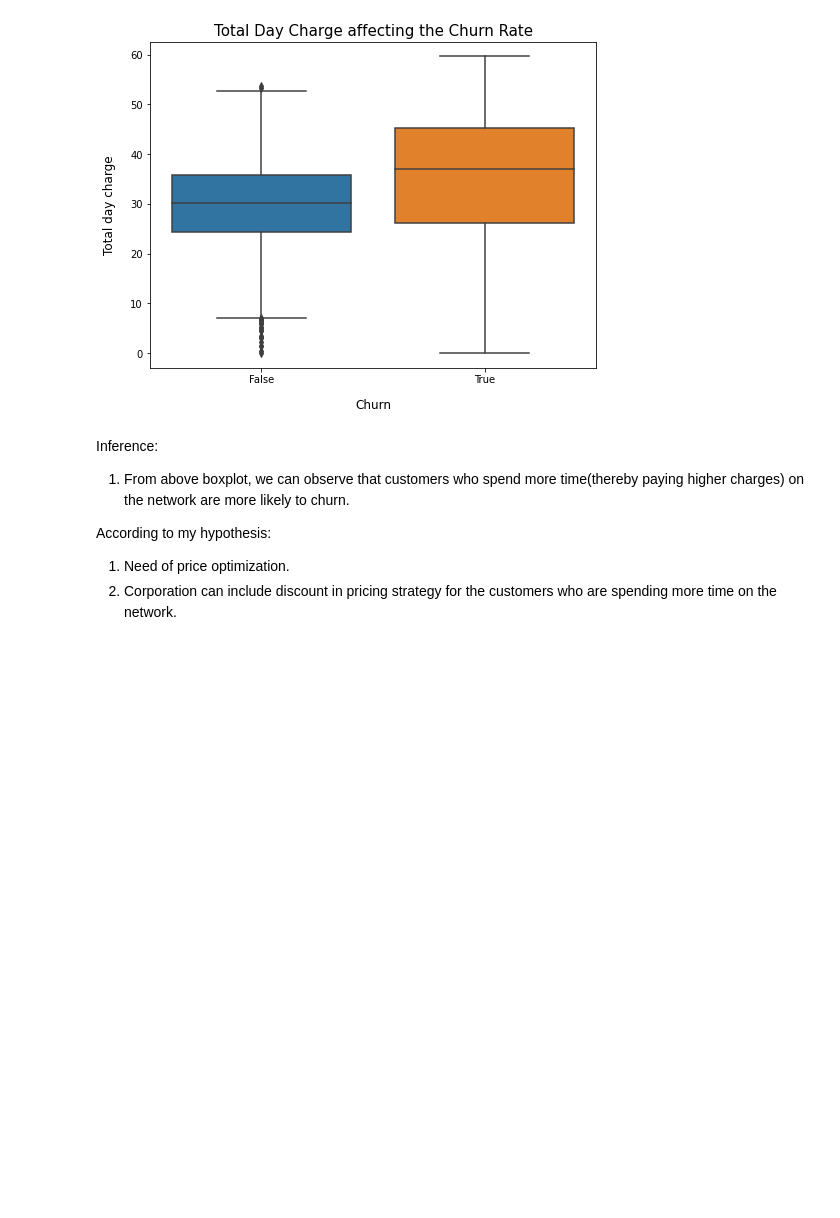
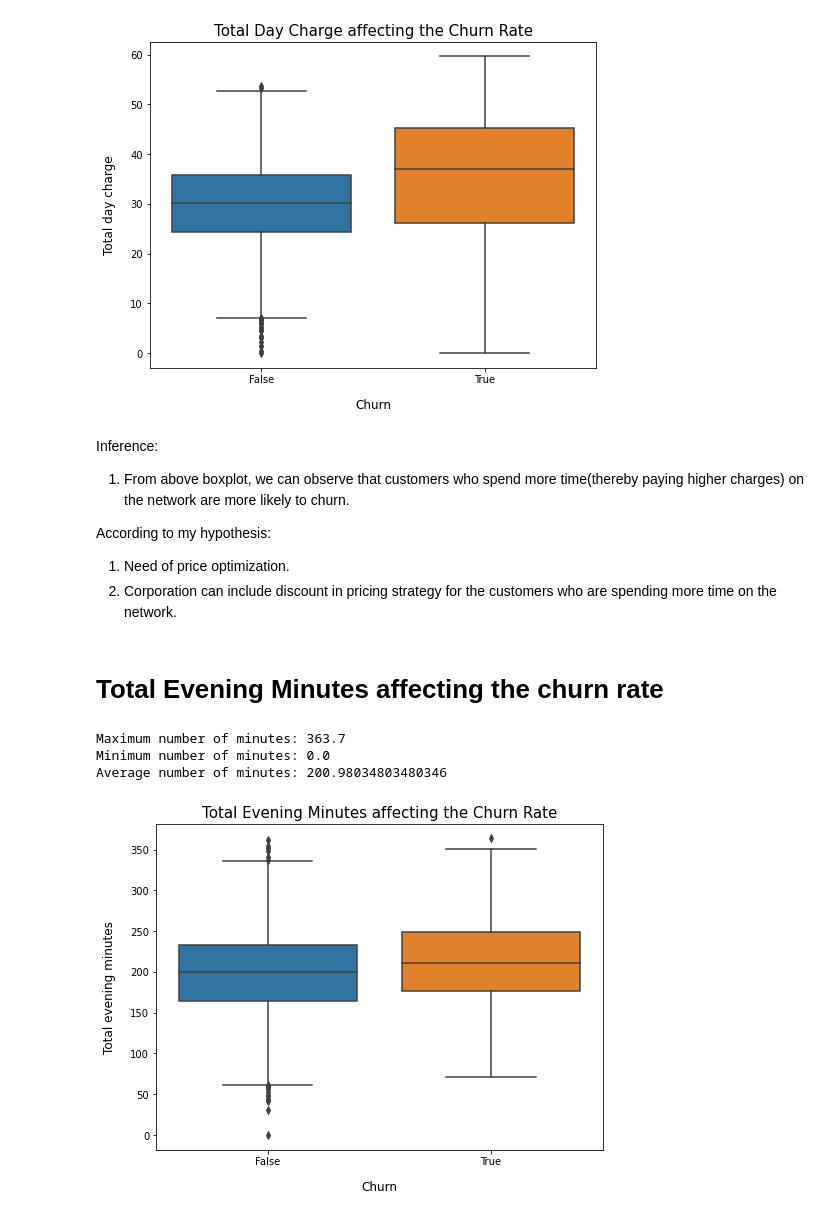
Before and after one commit to Akshadanair/Telecom-Churn-Analysis, a Jupyter notebook: Telecom_Churn_Analysis_Capstone_Project.ipynb, the cells around one changed output. Saved outputs shown, nothing was run; the diff lists cells and outputs as text; code cells hidden in the pictures; blank space fills up the shorter version.

Commit message:
Fourth Commit Telecom Churn

```diff
--- a/Telecom_Churn_Analysis_Capstone_Project.ipynb
+++ b/Telecom_Churn_Analysis_Capstone_Project.ipynb
@@ -481,3 +481,29 @@ According to my hypothesis:
 
 1. Need of price optimization.
 2. Corporation can include discount in pricing strategy for the customers who are spending more time on the network.
+# %% [markdown]
+# **Total Evening Minutes affecting the churn rate**
+# %%
+#Printing maximum, minimum and average number of minutes in evening
+
+print('Maximum number of minutes:',telecom_data['Total eve minutes'].max())
+print('Minimum number of minutes:',telecom_data['Total eve minutes'].min())
+print('Average number of minutes:',telecom_data['Total eve minutes'].mean())
+# %% [output]
+Maximum number of minutes: 363.7
+Minimum number of minutes: 0.0
+Average number of minutes: 200.98034803480346
+# %%
+#Total Evening Minutes affecting the churn rate
+
+#setting figure size
+fig = plt.figure(figsize=(8,6))
+
+#Creating boxplot
+sns.boxplot(y= telecom_data['Total eve minutes'], x = telecom_data['Churn'])
+plt.xlabel("Churn", labelpad=14, fontsize = 12)
+plt.ylabel("Total evening minutes", labelpad=14, fontsize = 12)
+plt.title("Total Evening Minutes affecting the Churn Rate", fontsize = 15)
+plt.show()
+# %% [output]
+[figure, added]
```
Also changed, not shown: parts of 10 cells of this notebook.
